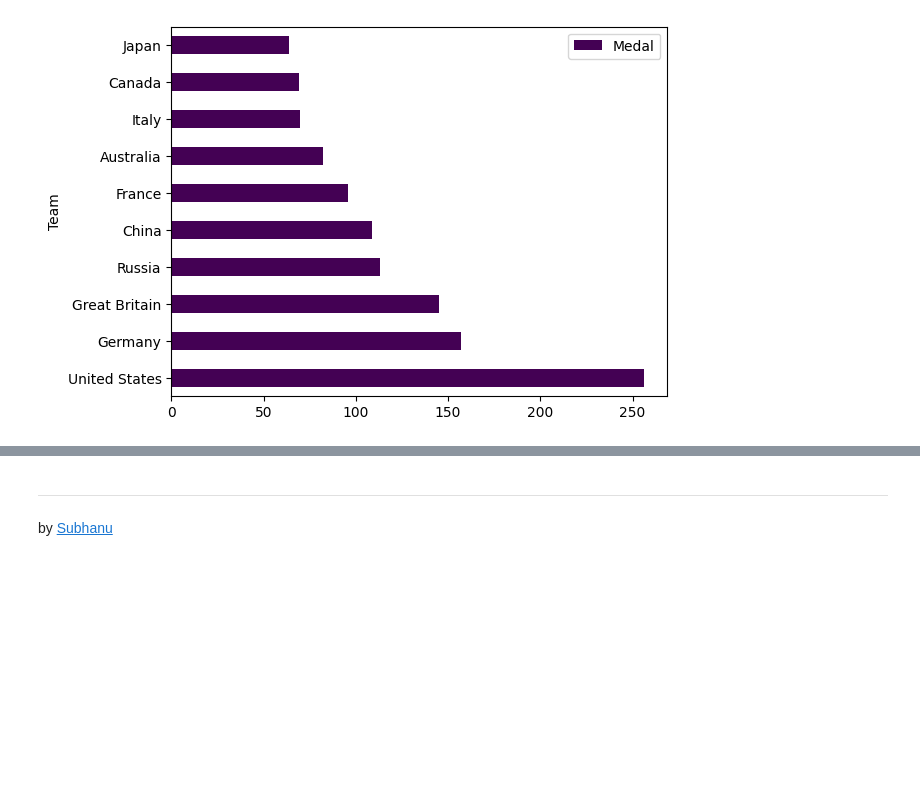
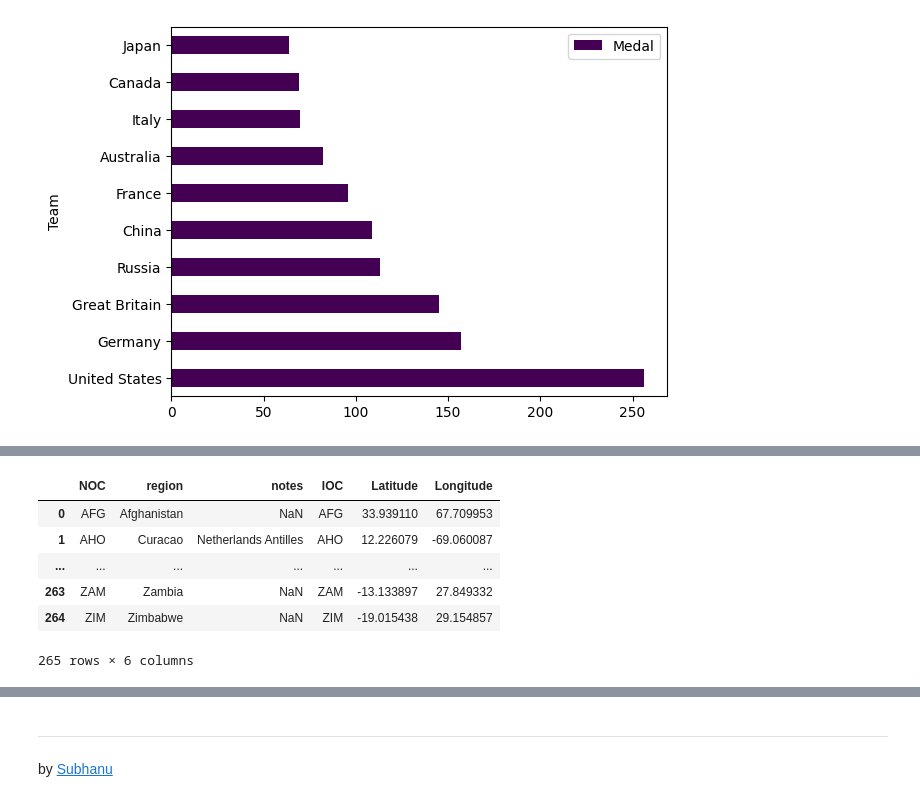
Before and after one commit to subhanu-dev/Olympic-Data-Analysis, a Jupyter notebook: Olympic Data Analysis.ipynb, the cells around one changed output, grey strips where cells are left out. Cells and saved outputs as stored; diff of their text form; code cells hidden in the pictures; blank space fills up the shorter version.

```diff
--- a/Olympic Data Analysis.ipynb
+++ b/Olympic Data Analysis.ipynb
@@ -368,0 +408,12 @@ plt.show()
+# %%
+df_countries = pd.merge(df_countries, country_data, left_on='NOC', right_on='IOC', how='left')
+#if the common column names in two datasets have different names, we have to specify left on and right on. else, just give the common name to on=""
+df_countries
+# %% [output]
+|  | NOC | region | notes | IOC | Latitude | Longitude |
+| 0 | AFG | Afghanistan | NaN | AFG | 33.939110 | 67.709953 |
+| 1 | AHO | Curacao | Netherlands Antilles | AHO | 12.226079 | -69.060087 |
+| ... | ... | ... | ... | ... | ... | ... |
+| 263 | ZAM | Zambia | NaN | ZAM | -13.133897 | 27.849332 |
+| 264 | ZIM | Zimbabwe | NaN | ZIM | -19.015438 | 29.154857 |
+265 rows × 6 columns
```
Also changed, not shown: parts of 8 cells of this notebook, 3 other files.
